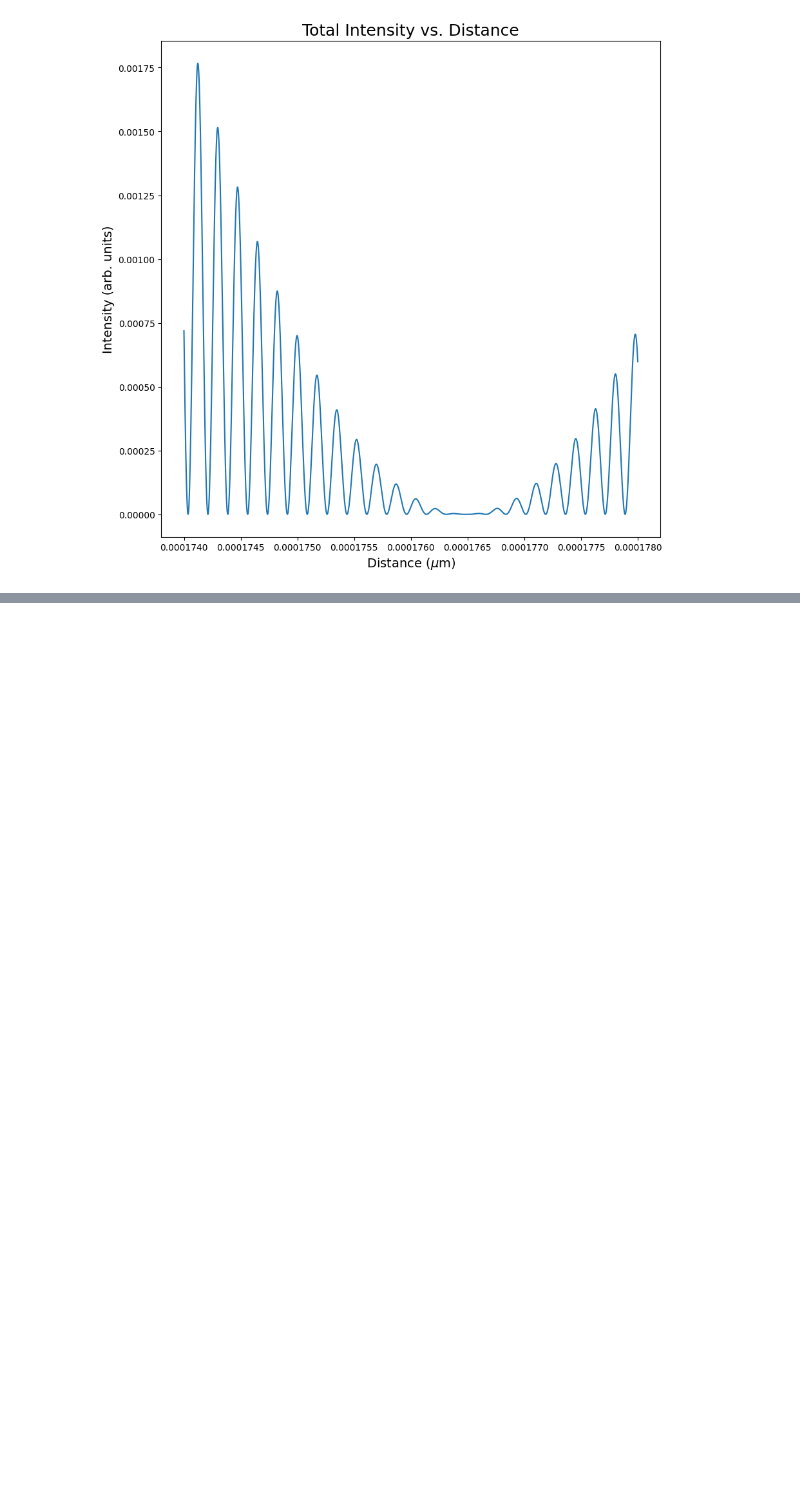
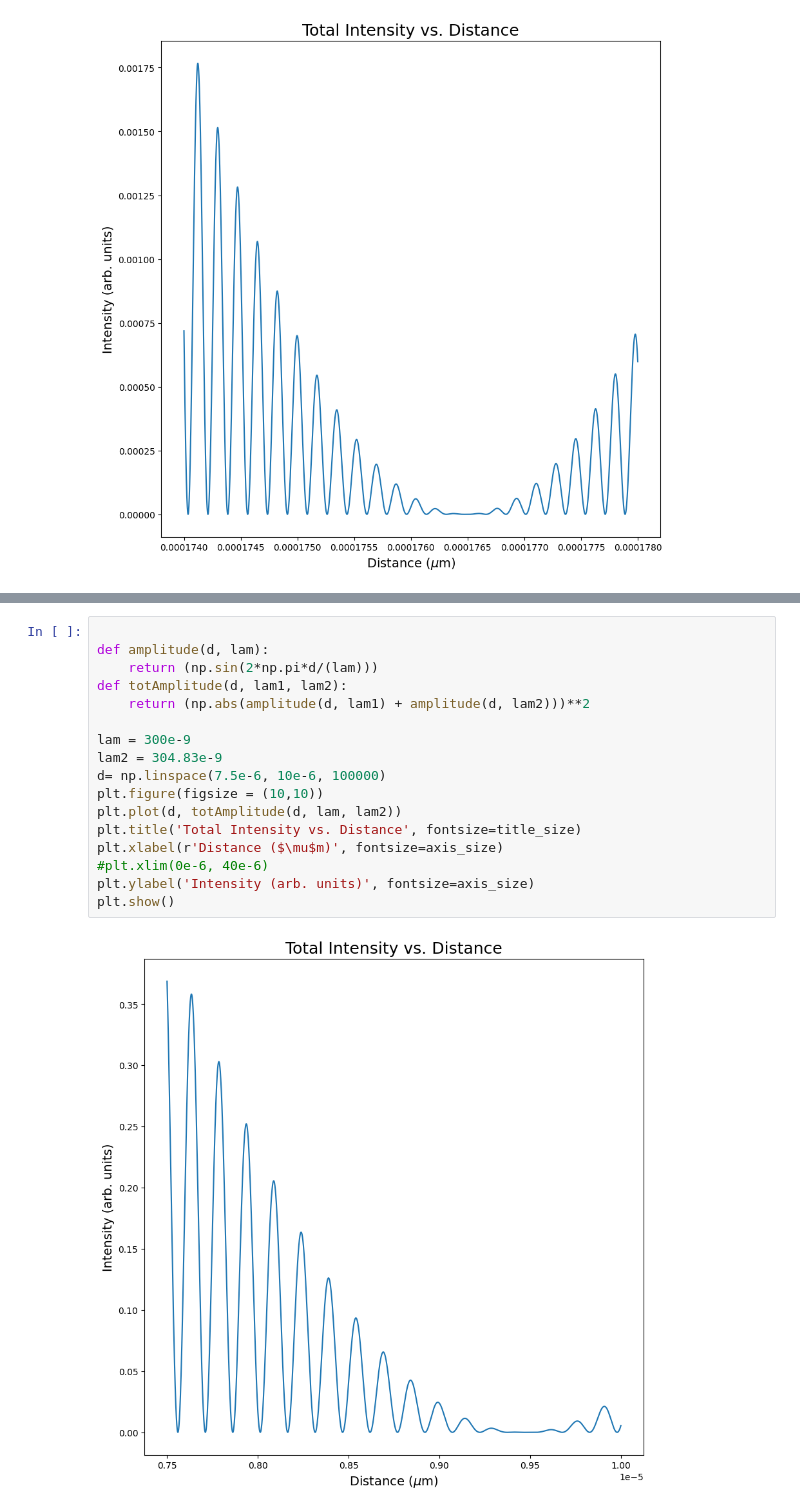
Before and after one commit to lewismcnish/Physics, a Jupyter notebook: Labs/Michelsons_Interferometer/Interferometry.ipynb, the cells around one changed output, grey strips where cells are left out. Saved outputs shown, nothing was run; the diff lists cells and outputs as text; blank space fills up the shorter version.

```diff
--- a/Labs/Michelsons_Interferometer/Interferometry.ipynb
+++ b/Labs/Michelsons_Interferometer/Interferometry.ipynb
@@ -233,0 +242,19 @@ plt.show()
+# %%
+
+def amplitude(d, lam):
+    return (np.sin(2*np.pi*d/(lam)))
+def totAmplitude(d, lam1, lam2):
+    return (np.abs(amplitude(d, lam1) + amplitude(d, lam2)))**2
+
+lam = 300e-9
+lam2 = 304.83e-9
+d= np.linspace(7.5e-6, 10e-6, 100000)
+plt.figure(figsize = (10,10))
+plt.plot(d, totAmplitude(d, lam, lam2))
+plt.title('Total Intensity vs. Distance', fontsize=title_size)
+plt.xlabel(r'Distance ($\mu$m)', fontsize=axis_size)
+#plt.xlim(0e-6, 40e-6)
+plt.ylabel('Intensity (arb. units)', fontsize=axis_size)
+plt.show()
+# %% [output]
+[figure, added]
```
Also changed, not shown: parts of 3 cells of this notebook.
